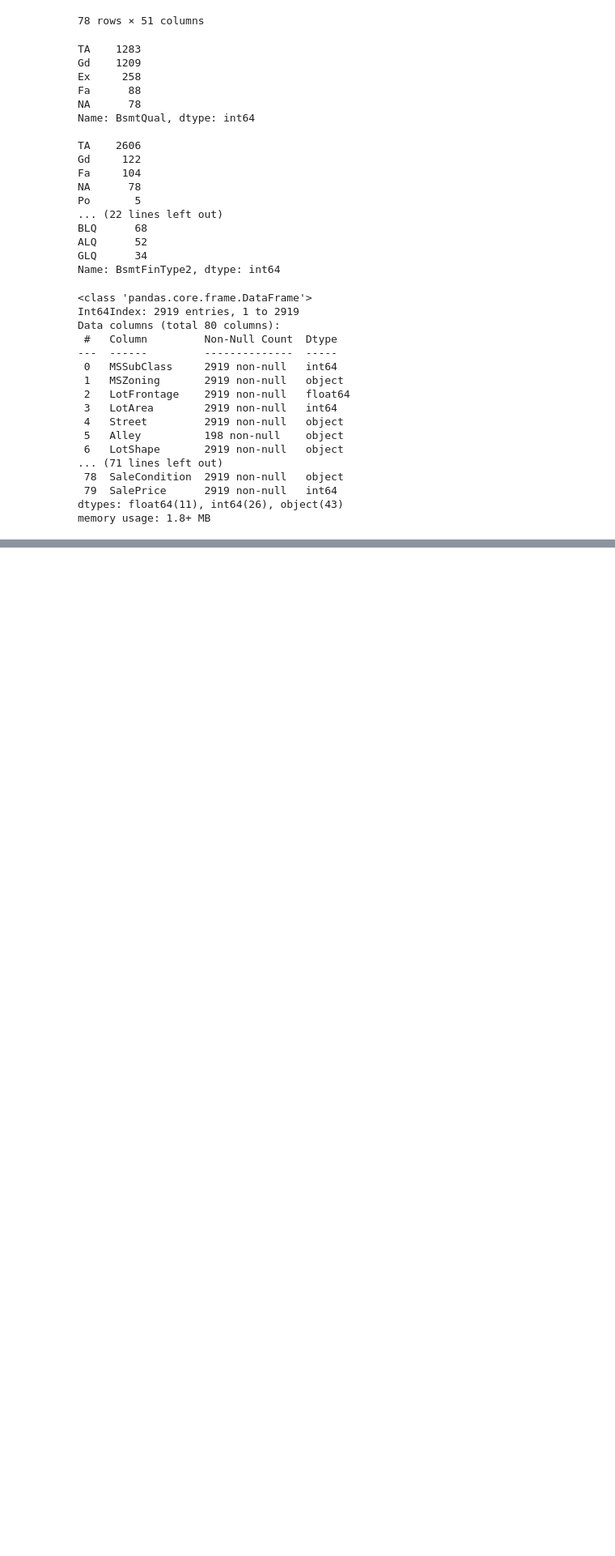
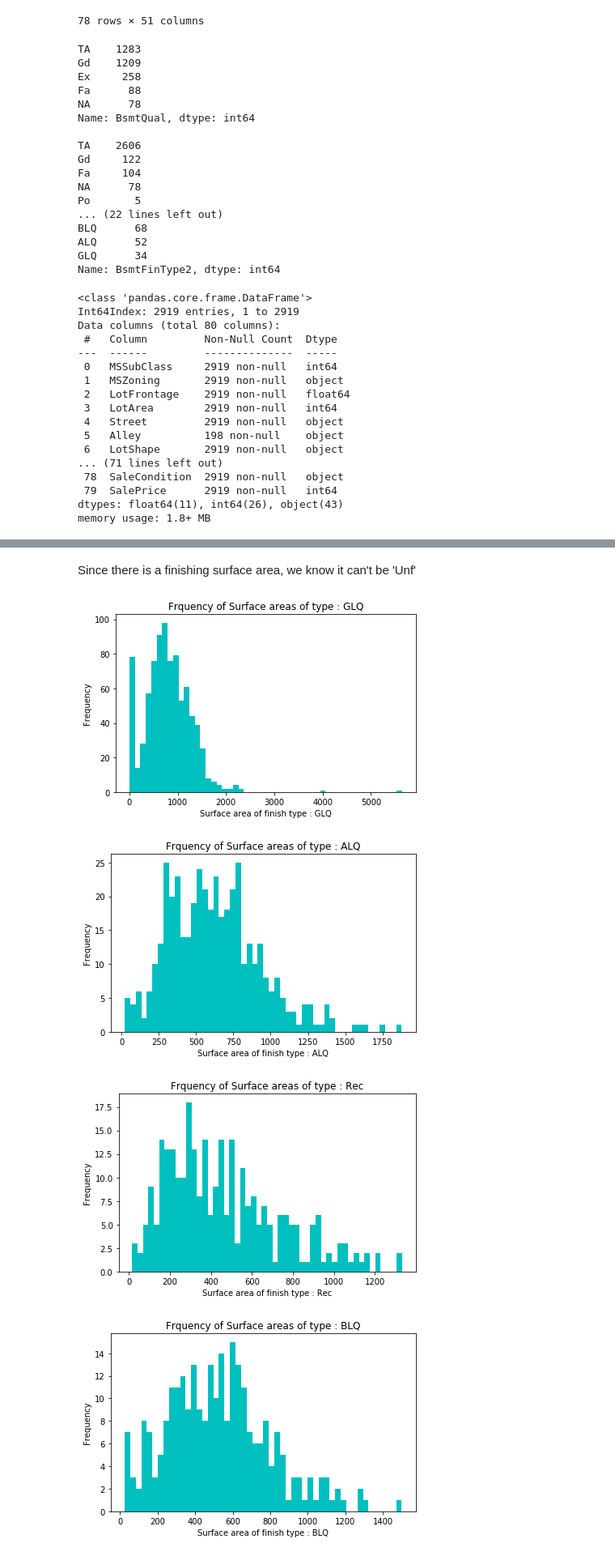
Before and after one commit to AnirudhAchal/Housing-Prices, a Jupyter notebook: Notebooks/Housing Prices .ipynb, the cells around one changed output, grey strips where cells are left out. Shown at 81% size. Cells and saved outputs as stored; diff of their text form; code cells hidden in the pictures; blank space fills up the shorter version.

```diff
--- a/Notebooks/Housing Prices .ipynb
+++ b/Notebooks/Housing Prices .ipynb
@@ -1284,0 +1374,3 @@ Now I will deal with the remaining few houses
+# %%
+# Setting these missing values to TA as the above distribution shows a clear bias
+df.loc[(df['BsmtQual'] == 'TA')  & pd.isnull(df['BsmtCond']), 'BsmtCond'] = 'TA'
@@ -1284,0 +1390,2 @@ Now I will deal with the remaining few houses
+# %%
+df.loc[pd.isnull(df['TotalBsmtSF']), ['BsmtQual', 'BsmtCond', 'BsmtExposure', 'BsmtFinType1', 'BsmtFinType2']] = 'NA'
@@ -1284,0 +1405,3 @@ Now I will deal with the remaining few houses
+# %%
+df.loc[pd.isnull(df['TotalBsmtSF']), ['BsmtFinSF1', 'BsmtFinSF2', 'BsmtUnfSF', 'BsmtUnfSF']] = 0
+df.info()
@@ -1284,0 +1452,3 @@ Now I will deal with the remaining few houses
+# %%
+# Setting it to be TA since that seems to be the best choice
+df.loc[pd.isnull(df['BsmtQual']) & (df['BsmtCond'] == 'TA'), 'BsmtQual'] = 'TA'
@@ -1284,0 +1473,19 @@ Now I will deal with the remaining few houses
+# %% [markdown]
+Since there is a finishing surface area, we know it can't be 'Unf'
+# %%
+types = df['BsmtFinType1'].unique()
+
+for _type in types:
+    if _type == 'Unf' or _type == 'NA' or _type == 'TA' or _type is np.nan:
+        continue
+    plt.hist(df.loc[(df['BsmtFinType1'] == _type), 'BsmtFinSF1'], color = 'c', bins = 50)
+    plt.xlabel(f'Surface area of finish type : {_type}')
+    plt.ylabel('Frequency')
+    plt.title(f'Frquency of Surface areas of type : {_type}')
+    plt.tight_layout()
+    plt.show()
+# %% [output]
+[figure, added]
+[figure, added]
+[figure, added]
+[figure, added]
```
Also changed, not shown: parts of 36 cells of this notebook.
